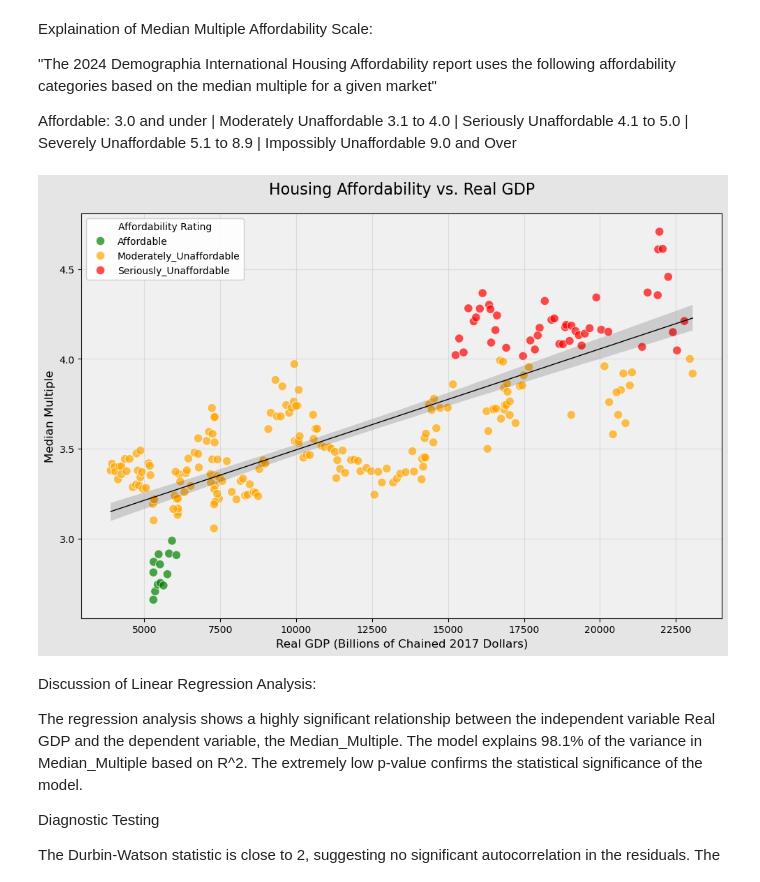
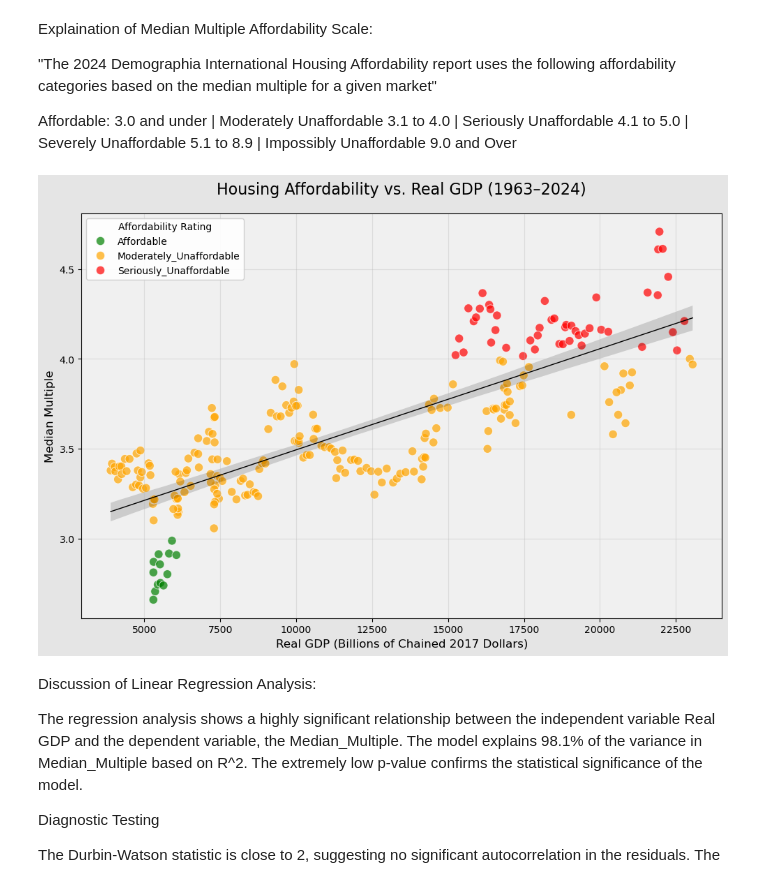
Before and after one commit to Djaser23/MM_GDP, a Jupyter notebook: MM_GDP.ipynb, the cells around one changed output. Saved outputs shown, nothing was run; the diff lists cells and outputs as text; code cells hidden in the pictures.

```diff
--- a/MM_GDP.ipynb
+++ b/MM_GDP.ipynb
@@ -124,6 +156,9 @@ home_price_df['year'] = home_price_df['observation_date'].dt.year
 # Merge with annual CPI deflator
 home_price_df = home_price_df.merge(cpi_annual, on='year', how='left')
 
+# Drop rows outside study window (no CPI match)
+home_price_df = home_price_df.dropna(subset=['cpi_annual_avg'])
+
 # Apply deflation formula
 home_price_df['real_home_price'] = home_price_df['median_home_price'] / (home_price_df['cpi_annual_avg'] / cpi_base_2023)
 
@@ -210,0 +217,4 @@ dtype: object
+# %%
+# Convert observation_date to datetime
+income_df['observation_date'] = pd.to_datetime(income_df['observation_date'])
+income_df.dtypes
@@ -509,12 +405,0 @@ Notes:
-# %%
-# Use pd.cut to create the Affordability_Rating column
-GDP_MM_Correlation_df['Affordability_Rating'] = pd.cut(
-     GDP_MM_Correlation_df['Median_Multiple'],
-     bins=[0, 3.0, 4.0, float('inf')],
-     labels=['Affordable', 'Moderately_Unaffordable', 'Seriously_Unaffordable'])
-
-# note: this code leaves out higher levels of unaffordability classification
-# because they are not relevent to this analysis but it should be updated for additional/other data
-
-# Display the first few rows to verify
-GDP_MM_Correlation_df.head()
@@ -533,0 +441,9 @@ colors = {
+# %%
+# Classify observations by Demographia affordability thresholds
+# Affordable: MM ≤ 3.0 | Moderately Unaffordable: 3.0–4.0 | Seriously Unaffordable: MM > 4.0
+GDP_MM_Correlation_df['Affordability_Rating'] = pd.cut(
+    GDP_MM_Correlation_df['Median_Multiple'],
+    bins=[0, 3.0, 4.0, float('inf')],
+    labels=['Affordable', 'Moderately_Unaffordable', 'Seriously_Unaffordable']
+)
+GDP_MM_Correlation_df.head()
@@ -542,44 +465,47 @@ Seriously Unaffordable 4.1 to 5.0 |
 Severely Unaffordable 5.1 to 8.9 |
 Impossibly Unaffordable 9.0 and Over
 # %%
-# Plot the relationship
+# Scatter plot: Housing Affordability vs. Real GDP (1963–2024)
+# Color coded by Demographia affordability classification
+
+colors = {
+    'Affordable': 'green',
+    'Moderately_Unaffordable': 'orange',
+    'Seriously_Unaffordable': 'red'
+}
 
 def plot_affordability_vs_gdp(df):
     fig, ax = plt.subplots(figsize=(10, 7), facecolor='#e5e5e5')
     ax.set_facecolor('#f0f0f0')
-
     sns.scatterplot(
         x="real_GDP",
         y="Median_Multiple",
         hue="Affordability_Rating",
         palette=colors,
-        data=GDP_MM_Correlation_df,
+        data=df,
         s=80,
         alpha=0.7,
         ax=ax
     )
-
     sns.regplot(
         x="real_GDP",
         y="Median_Multiple",
         data=df,
         scatter=False,
         line_kws={'color': 'black', 'linewidth': 1},
         ax=ax
     )
-
     ax.set_xlabel("Real GDP (Billions of Chained 2017 Dollars)", fontsize=12)
     ax.set_ylabel("Median Multiple", fontsize=12)
-    ax.set_title("Housing Affordability vs. Real GDP", fontsize=16, pad=20)
+    ax.set_title("Housing Affordability vs. Real GDP (1963–2024)", fontsize=16, pad=20)
     ax.legend(title="Affordability Rating", frameon=True, framealpha=0.9)
     ax.grid(True, alpha=0.3)
-
     plt.tight_layout()
     plt.show()
 
 plot_affordability_vs_gdp(GDP_MM_Correlation_df)
 # %% [output]
-[figure, old version]
+[figure, new version]
 # %% [markdown]
 Discussion of Linear Regression Analysis:
 
```
Also changed, not shown: parts of 41 cells of this notebook, 1 other file.
